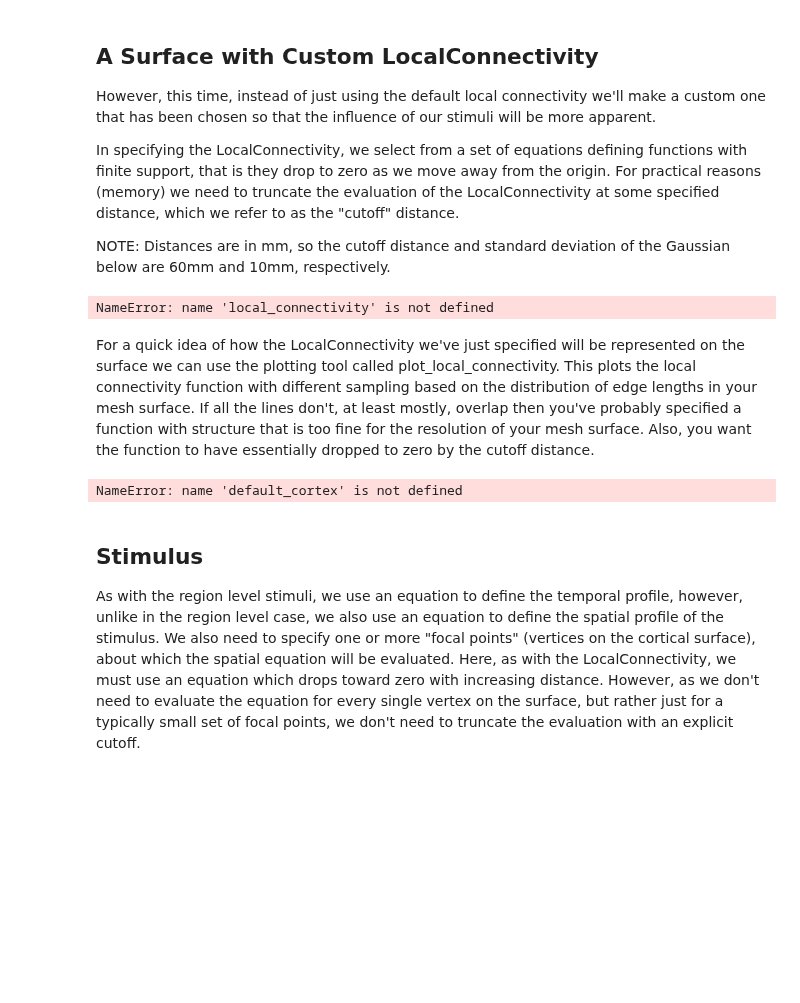
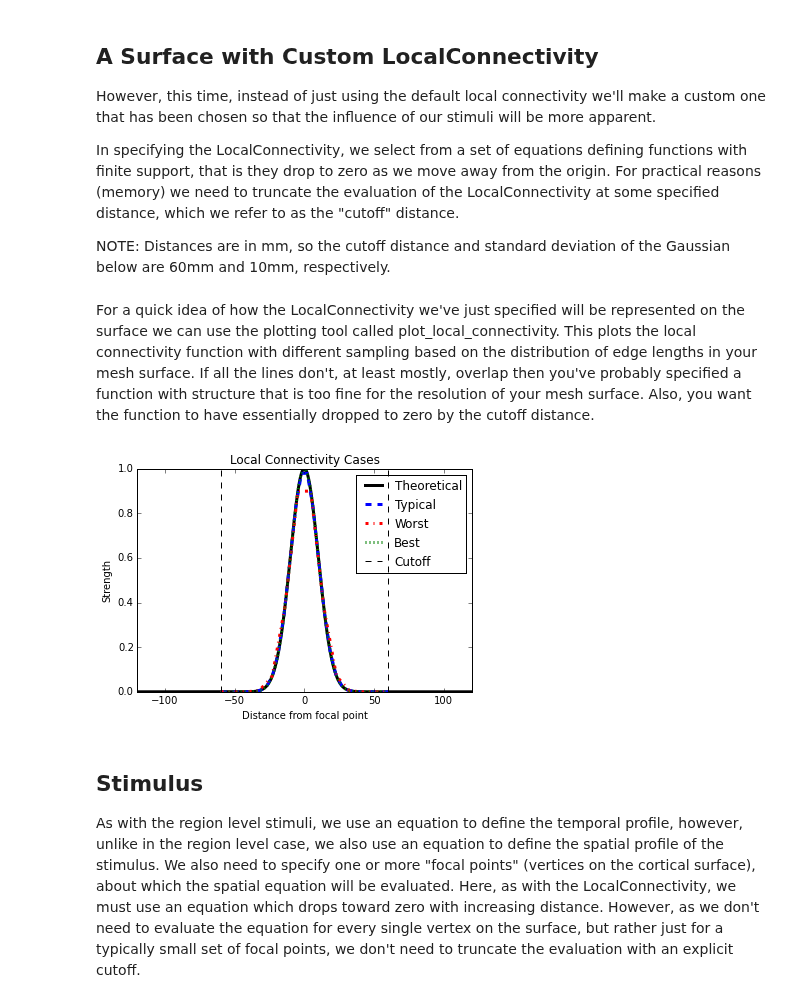
Before and after one commit to the-virtual-brain/tvb-root, a Jupyter notebook: tvb_documentation_new/demos/surface_stimuli.ipynb, the cells around one changed output. Saved outputs shown, nothing was run; the diff lists cells and outputs as text; code cells hidden in the pictures; blank space fills up the shorter version.

```diff
--- a/tvb_documentation_new/demos/surface_stimuli.ipynb
+++ b/tvb_documentation_new/demos/surface_stimuli.ipynb
@@ -60,11 +66,9 @@ grey_matter = local_connectivity.LocalConnectivity(equation = equations.Gaussian
 grey_matter.equation.parameters['sigma'] = 10.0
 grey_matter.equation.parameters['amp'] = 1.0
 
-default_cortex = surfaces.Cortex(load_default=True)
+default_cortex = cortex.Cortex(load_default=True)
 default_cortex.local_connectivity = grey_matter
 default_cortex.coupling_strength = local_coupling_strength
-# %% [output]
-NameError: name 'local_connectivity' is not defined
 # %% [markdown]
 For a quick idea of how the LocalConnectivity we've just specified will be represented
 on the surface we can use the plotting tool called plot_local_connectivity. This plots
@@ -73,10 +77,11 @@ edge lengths in your mesh surface. If all the lines don't, at least mostly, over
 then you've probably specified a function with structure that is too fine for the
 resolution of your mesh surface. Also, you want the function to have essentially
 dropped to zero by the cutoff distance.
-# %%
-plot_local_connectivity(default_cortex)
-# %% [output]
-NameError: name 'default_cortex' is not defined
+# %%
+default_cortex.configure()
+plot_local_connectivity(default_cortex)
+# %% [output]
+[figure, added]
 # %% [markdown]
 Stimulus
 ---------
```
Also changed, not shown: parts of 10 cells of this notebook, 5 other files.
